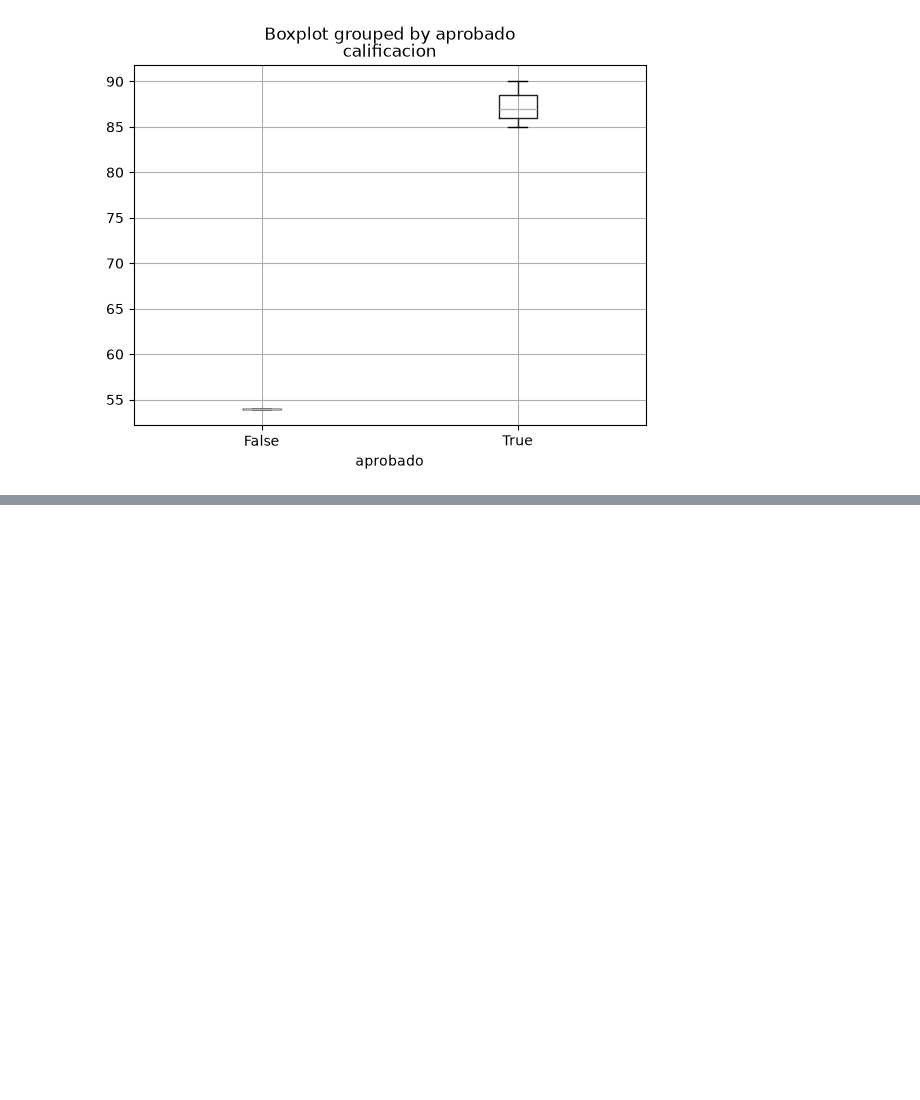
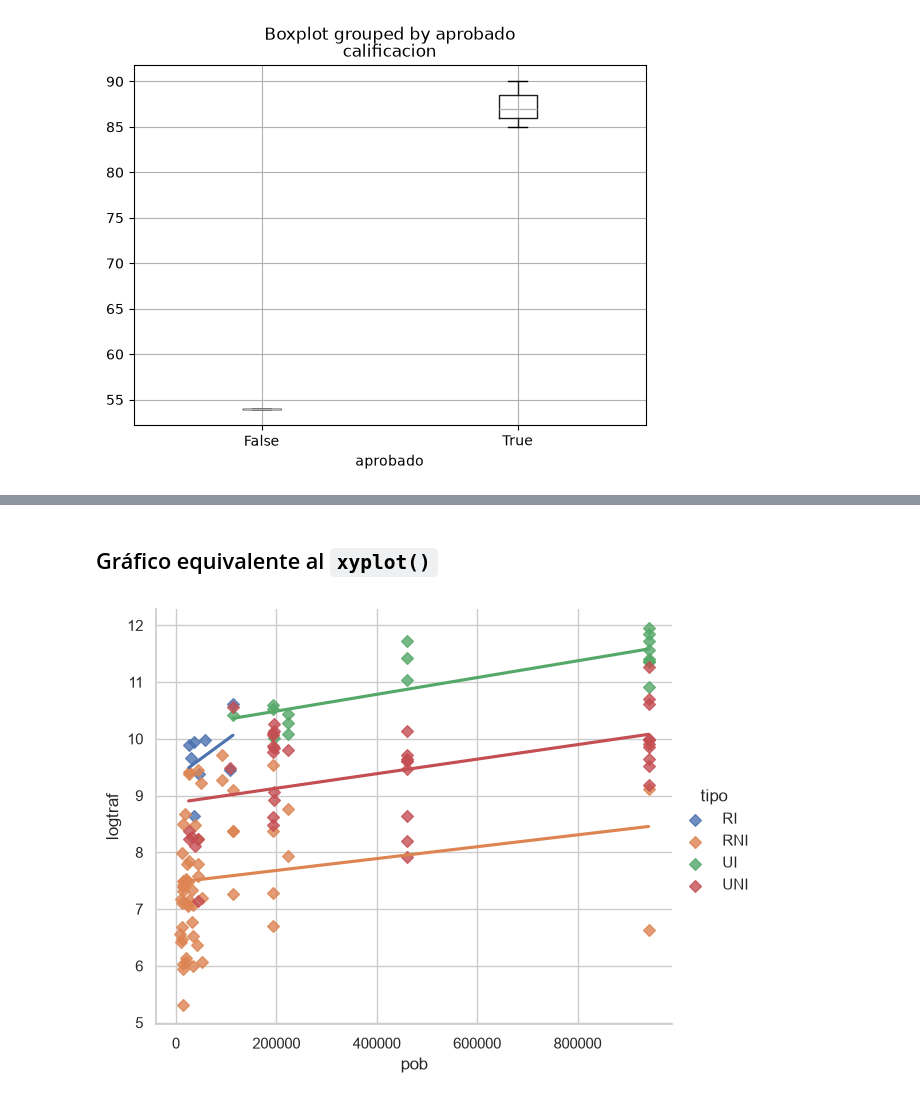
Before and after one commit to FabianAlmirall/Laboratorio_Python, a Jupyter notebook: Laboratorio_Python.ipynb, the cells around one changed output, grey strips where cells are left out. Drawn from its saved outputs; the diff is of its cells as text; code cells hidden in the pictures; blank space fills up the shorter version.

```diff
--- a/Laboratorio_Python.ipynb
+++ b/Laboratorio_Python.ipynb
@@ -666,0 +694,7 @@ plt.show()
+# %%
+import pyreadr # Libreria para leer archivos RData en python
+ruta = "C:/Users/Ander/Documents/GitHub/Laboratorio_Python/trafico.RData"  # Cambia esto a la ruta de tu archivo .RData
+result = pyreadr.read_r(ruta) # Cargar el archivo .RData
+
+# 1. Ver qué objetos venían dentro del archivo
+print("Objetos contenidos en el RData:", result.keys()) # - Las claves (keys) son los nombres de los objetos en R
@@ -666,0 +703,6 @@ plt.show()
+# %%
+# 2. Extraer un DataFrame específico por su nombre en R
+df = result['base'] #En este caso el resultado se el objeto se llama 'base' en R, y lo estamos extrayendo como un DataFrame de pandas en Python.
+
+# Inspeccionar el DataFrame resultante
+print(df.head())
@@ -666,0 +729,31 @@ plt.show()
+# %%
+# Crear la nueva variable con el logaritmo natural
+df["logtraf"] = np.log(df["trafico"])
+# Convertir la variable  al tipo categórico (equivalente a factor)
+df["tipo"] = df["tipo"].astype("category")
+# 2. Asignar los nuevos nombres en orden (equivalente a levels() <- c(...))
+df["tipo"] = df["tipo"].cat.rename_categories(["RI", "RNI", "UI", "UNI"])
+# %% [markdown]
+## Gráfico equivalente al `xyplot()`
+# %%
+# Configuración del estilo gráfico
+sns.set_theme(style="whitegrid")
+
+# Replicación de xyplot con 'tipo' como grupo, puntos ('p') y regresión ('r')
+g = sns.lmplot(
+    data=df,
+    x="pob",
+    y="logtraf",
+    hue="tipo",
+    markers="D",  # 'D' equivale a pch=18 (diamante relleno)
+    ci=None,  # Desactiva las bandas de confianza para coincidir con type="r"
+    height=5,
+    aspect=1.2,
+)
+
+# Ajuste de títulos y etiquetas
+g.set_axis_labels("pob", "logtraf")
+
+plt.show()
+# %% [output]
+[figure, added]
```
Also changed, not shown: parts of 14 cells of this notebook.
